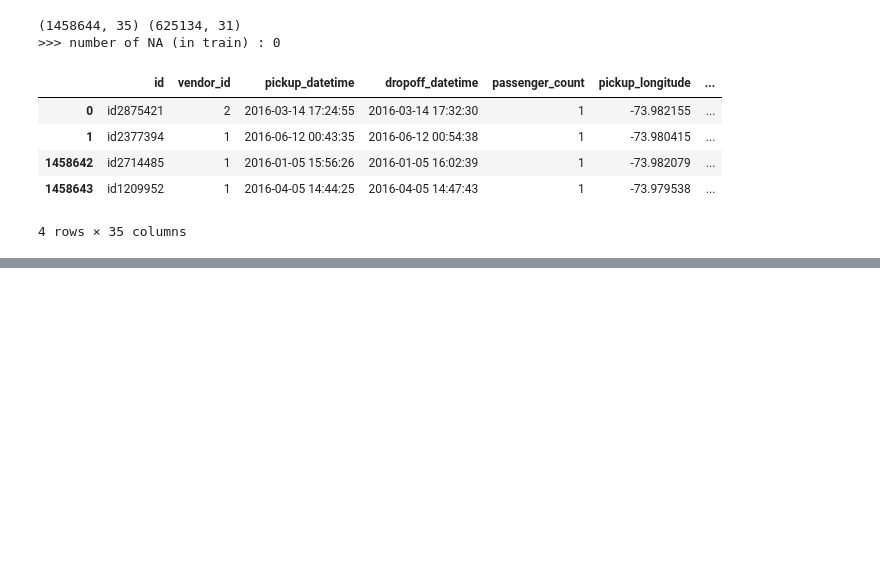
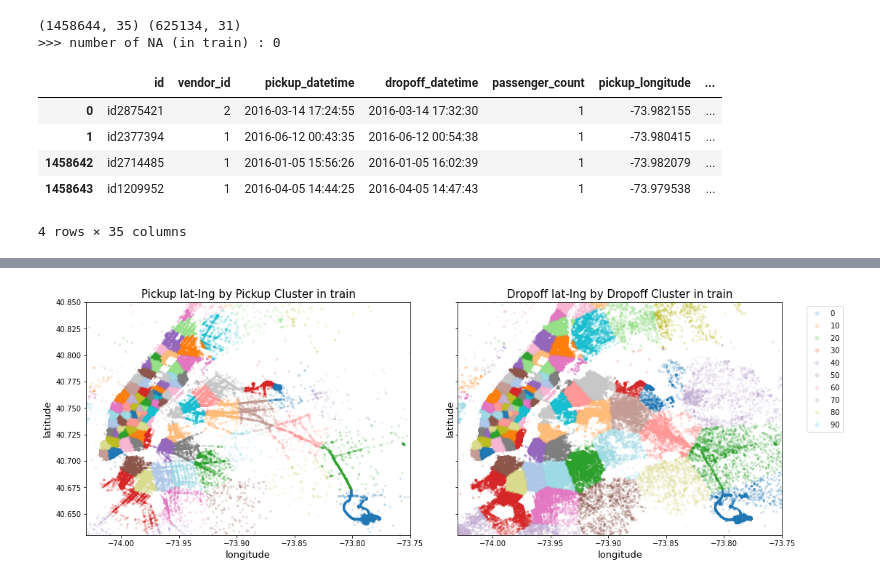
Before and after one commit to sam351/competitions, a Jupyter notebook: kaggle_NY-taxi/200920_NY-taxi_study-04_from-EDA-to-the-Top.ipynb, the cells around one changed output, grey strips where cells are left out. Drawn from its saved outputs; the diff is of its cells as text; code cells hidden in the pictures; blank space fills up the shorter version.

Commit message:
Modify 200920_NY-taxi_study-04_from-EDA-to-the-Top.ipynb
- Add Feature Extraction 4. Clustering

```diff
--- a/kaggle_NY-taxi/200920_NY-taxi_study-04_from-EDA-to-the-Top.ipynb
+++ b/kaggle_NY-taxi/200920_NY-taxi_study-04_from-EDA-to-the-Top.ipynb
@@ -322,0 +325,11 @@ show_table(train, show_shape=False, dataset_nm='train')
+# %%
+kmeans = MiniBatchKMeans(n_clusters=100, batch_size=10000).fit(coords)
+
+train['pickup_cluster'] = kmeans.predict(train[['pickup_latitude', 'pickup_longitude']])
+train['dropoff_cluster'] = kmeans.predict(train[['dropoff_latitude', 'dropoff_longitude']])
+
+test['pickup_cluster'] = kmeans.predict(test[['pickup_latitude', 'pickup_longitude']])
+test['dropoff_cluster'] = kmeans.predict(test[['dropoff_latitude', 'dropoff_longitude']])
+
+print(train.shape, test.shape)
+show_table(train, show_shape=False, dataset_nm='train')
@@ -322,0 +345,16 @@ show_table(train, show_shape=False, dataset_nm='train')
+# %%
+fig, ax = plt.subplots(nrows=1, ncols=2, figsize=(16, 6), sharey=True)
+
+for tmp_ax, col_header,  in zip(ax, ['pickup', 'dropoff']):
+    scatter = tmp_ax.scatter(train[f'{col_header}_longitude'], train[f'{col_header}_latitude'], s=10, lw=0, alpha=0.2, c=train[f'{col_header}_cluster'], cmap='tab20')
+
+    tmp_ax.set_xlim(city_long_border)
+    tmp_ax.set_ylim(city_lat_border)
+    tmp_ax.set_title(f'{col_header.capitalize()} lat-lng by {col_header.capitalize()} Cluster in train', size=15)
+    tmp_ax.set_xlabel('longitude', size=13)
+    tmp_ax.set_ylabel('latitude', size=13)
+
+plt.legend(*scatter.legend_elements(), loc='upper right', bbox_to_anchor=(1.2, 1))
+plt.tight_layout(pad=3)
+# %% [output]
+[figure, added]
```
Also changed, not shown: parts of 3 cells of this notebook.
